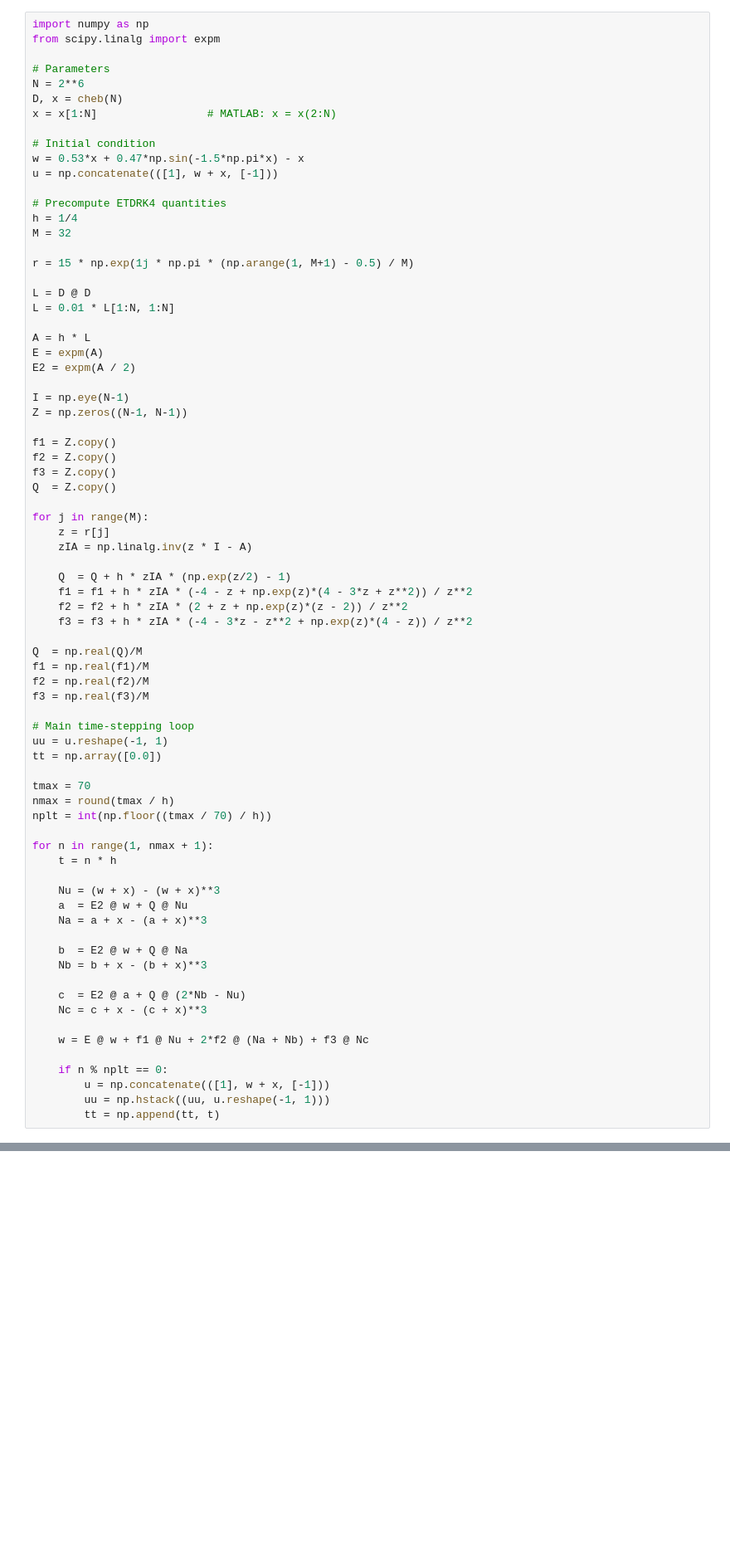
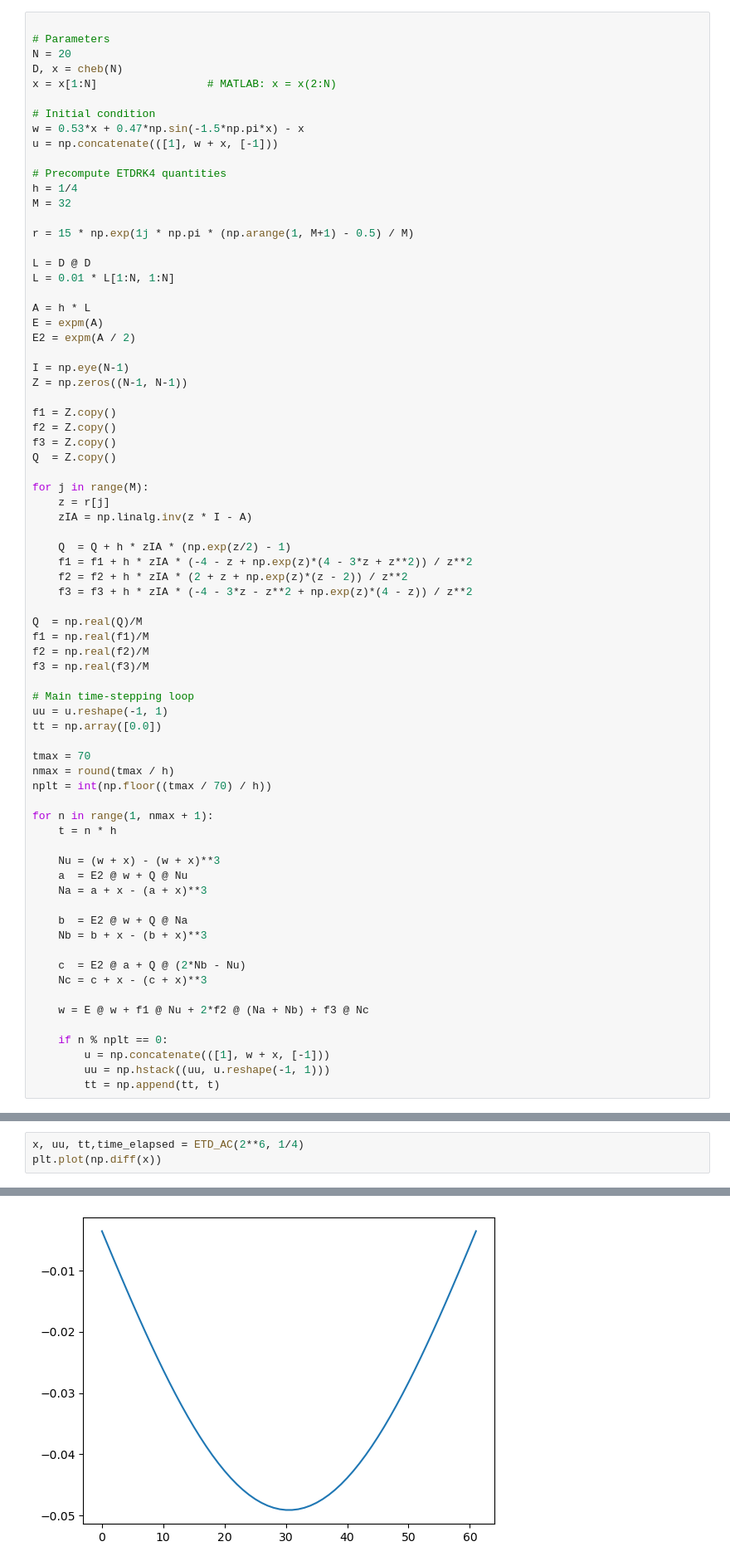
Before and after one commit to Gaffeyh/Research_Project, a Jupyter notebook: AC_eq.ipynb, the cells around one changed output, grey strips where cells are left out. Shown at 83% size. Drawn from its saved outputs; the diff is of its cells as text; blank space fills up the shorter version.

```diff
--- a/AC_eq.ipynb
+++ b/AC_eq.ipynb
@@ -23,11 +29,9 @@ def cheb(N):
 
     return D, x
 # %%
-import numpy as np
-from scipy.linalg import expm
 
 # Parameters
-N = 2**6
+N = 20
 D, x = cheb(N)
 x = x[1:N]                 # MATLAB: x = x(2:N)
 
@@ -103,0 +188,4 @@ from matplotlib import cm
+# %%
+x, uu, tt,time_elapsed = ETD_AC(2**6, 1/4)
+plt.plot(np.diff(x))
+# %% [output]
@@ -103,0 +210 @@ from matplotlib import cm
+[figure, added]
```
Also changed, not shown: parts of 8 cells of this notebook, 3 other files.
